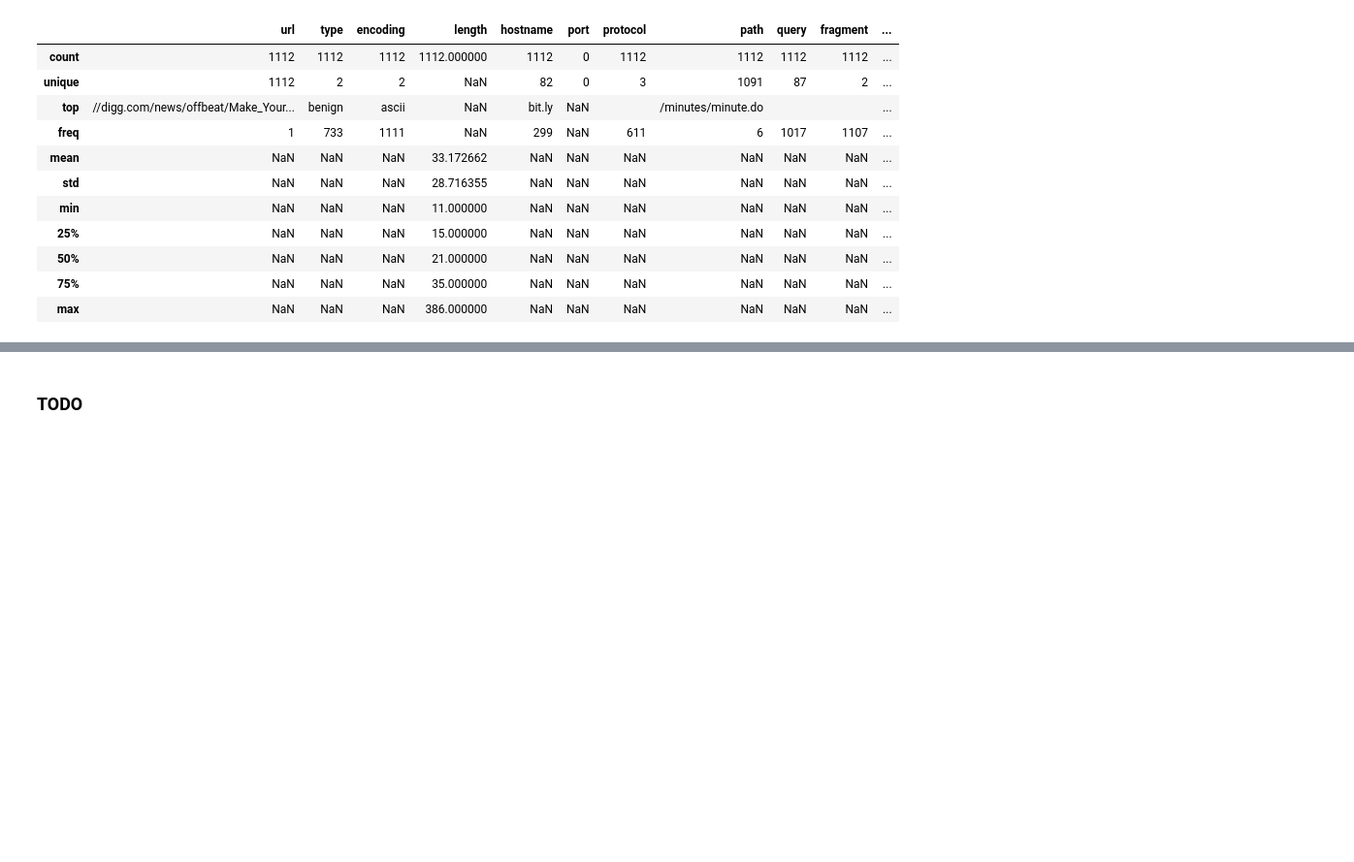
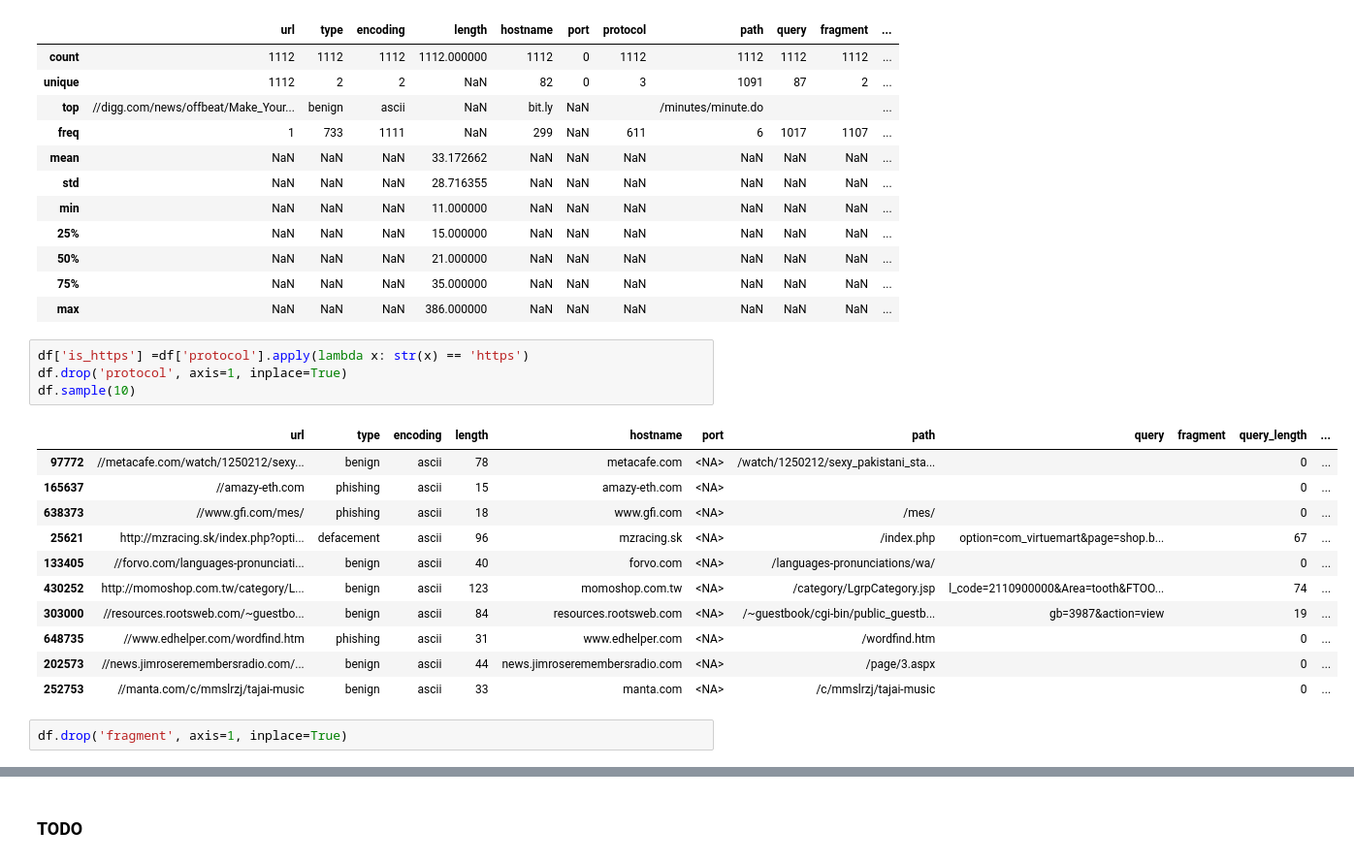
Before and after one commit to Metalcape/url-classifier, a Jupyter notebook: url-classifier.ipynb, the cells around one changed output, grey strips where cells are left out. Shown: that part at 97% size. Drawn from its saved outputs; the diff is of its cells as text; blank space fills up the shorter version.

```diff
--- a/url-classifier.ipynb
+++ b/url-classifier.ipynb
@@ -340,3 +340,21 @@ df.query('is_shortener == True').describe(include='all')
 | 50% | NaN | NaN | NaN | 21.000000 | NaN | NaN | NaN | NaN | NaN | NaN | ... |
 | 75% | NaN | NaN | NaN | 35.000000 | NaN | NaN | NaN | NaN | NaN | NaN | ... |
 | max | NaN | NaN | NaN | 386.000000 | NaN | NaN | NaN | NaN | NaN | NaN | ... |
+# %%
+df['is_https'] =df['protocol'].apply(lambda x: str(x) == 'https')
+df.drop('protocol', axis=1, inplace=True)
+df.sample(10)
+# %% [output]
+|  | url | type | encoding | length | hostname | port | path | query | fragment | query_length | ... |
+| 97772 | //metacafe.com/watch/1250212/sexy... | benign | ascii | 78 | metacafe.com | <NA> | /watch/1250212/sexy_pakistani_sta... |  |  | 0 | ... |
+| 165637 | //amazy-eth.com | phishing | ascii | 15 | amazy-eth.com | <NA> |  |  |  | 0 | ... |
+| 638373 | //www.gfi.com/mes/ | phishing | ascii | 18 | www.gfi.com | <NA> | /mes/ |  |  | 0 | ... |
+| 25621 | http://mzracing.sk/index.php?opti... | defacement | ascii | 96 | mzracing.sk | <NA> | /index.php | option=com_virtuemart&page=shop.b... |  | 67 | ... |
+| 133405 | //forvo.com/languages-pronunciati... | benign | ascii | 40 | forvo.com | <NA> | /languages-pronunciations/wa/ |  |  | 0 | ... |
+| 430252 | http://momoshop.com.tw/category/L... | benign | ascii | 123 | momoshop.com.tw | <NA> | /category/LgrpCategory.jsp | l_code=2110900000&Area=tooth&FTOO... |  | 74 | ... |
+| 303000 | //resources.rootsweb.com/~guestbo... | benign | ascii | 84 | resources.rootsweb.com | <NA> | /~guestbook/cgi-bin/public_guestb... | gb=3987&action=view |  | 19 | ... |
+| 648735 | //www.edhelper.com/wordfind.htm | phishing | ascii | 31 | www.edhelper.com | <NA> | /wordfind.htm |  |  | 0 | ... |
+| 202573 | //news.jimroseremembersradio.com/... | benign | ascii | 44 | news.jimroseremembersradio.com | <NA> | /page/3.aspx |  |  | 0 | ... |
+| 252753 | //manta.com/c/mmslrzj/tajai-music | benign | ascii | 33 | manta.com | <NA> | /c/mmslrzj/tajai-music |  |  | 0 | ... |
+# %%
+df.drop('fragment', axis=1, inplace=True)
```
Also changed, not shown: parts of 3 cells of this notebook.
